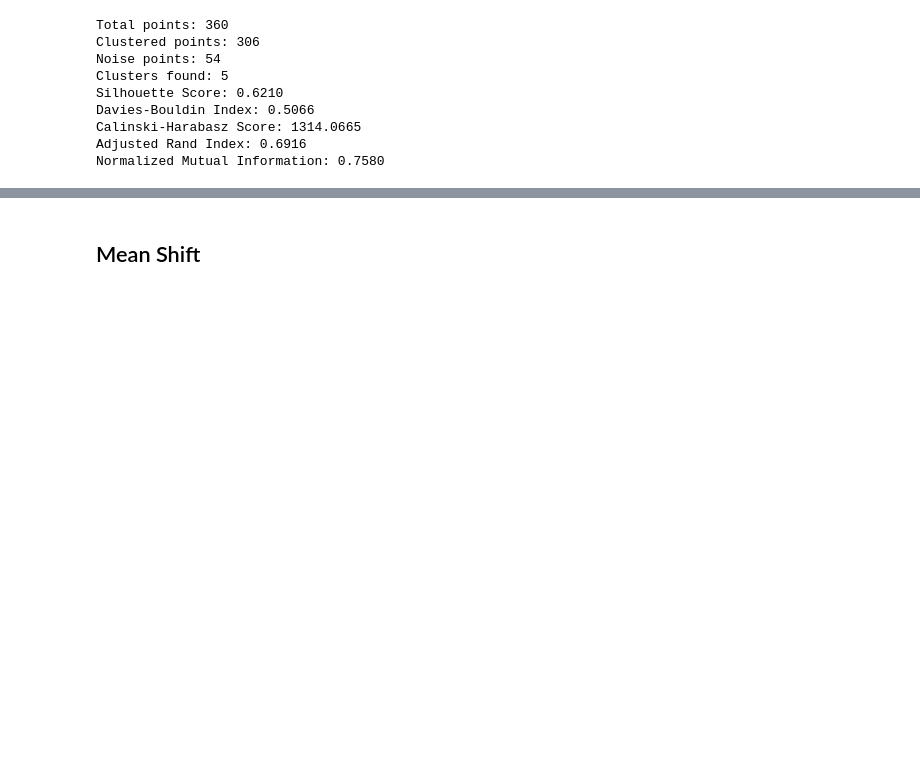
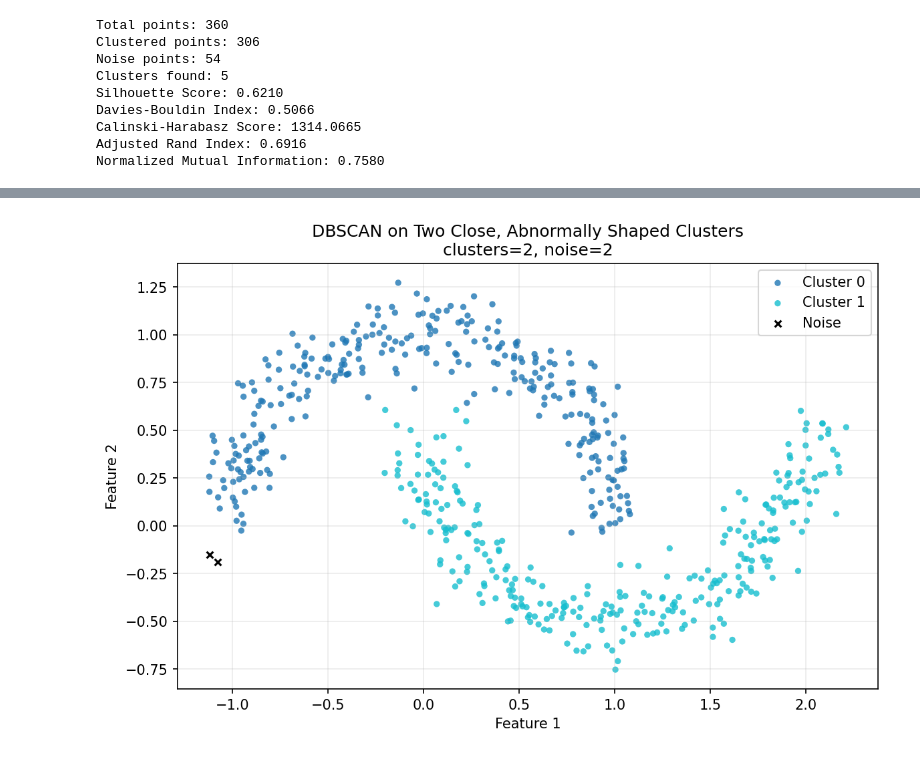
Before and after one commit to wumboingwumbos/ImageProcessing, a Jupyter notebook: Pattern_Rec_ECE5363/Project_5/Bartley_Hossain.ipynb, the cells around one changed output, grey strips where cells are left out. Cells and saved outputs as stored; diff of their text form; code cells hidden in the pictures; blank space fills up the shorter version.

```diff
--- a/Pattern_Rec_ECE5363/Project_5/Bartley_Hossain.ipynb
+++ b/Pattern_Rec_ECE5363/Project_5/Bartley_Hossain.ipynb
@@ -560,2 +271,50 @@ plt.show()
-# %% [markdown]
-## Mean Shift ##
+# %%
+import numpy as np
+import matplotlib.pyplot as plt
+from sklearn.datasets import make_moons
+from sklearn.cluster import DBSCAN
+
+# Two close, abnormally shaped clusters with light noise.
+X_two, y_two = make_moons(n_samples=600, noise = 0.10, random_state=42)
+
+
+
+model = DBSCAN(eps=0.18, min_samples=8)
+labels_dbscan = model.fit_predict(X_two)
+unique_labels = sorted(label for label in np.unique(labels_dbscan) if label != -1)
+palette = plt.cm.tab10(np.linspace(0, 1, max(len(unique_labels), 1)))
+
+fig, ax = plt.subplots(figsize=(8, 6), dpi=150)
+for idx, cluster_label in enumerate(unique_labels):
+    cluster_mask = labels_dbscan == cluster_label
+    ax.scatter(
+        X_two[cluster_mask, 0],
+        X_two[cluster_mask, 1],
+        s=20,
+        color=palette[idx % len(palette)],
+        alpha=0.8,
+        edgecolors='none',
+        label=f'Cluster {cluster_label}',
+    )
+
+noise_mask = labels_dbscan == -1
+if np.any(noise_mask):
+    ax.scatter(
+        X_two[noise_mask, 0],
+        X_two[noise_mask, 1],
+        s=22,
+        color='black',
+        marker='x',
+        label='Noise',
+    )
+
+ax.set_title(f"DBSCAN on Two Close, Abnormally Shaped Clusters\nclusters={len(unique_labels)}, noise={int(np.sum(noise_mask))}")
+ax.set_xlabel("Feature 1")
+ax.set_ylabel("Feature 2")
+ax.set_aspect('equal', adjustable='box')
+ax.grid(True, alpha=0.25)
+ax.legend(loc='best')
+plt.tight_layout()
+plt.show()
+# %% [output]
+[figure, added]
```
Also changed, not shown: parts of 14 cells of this notebook, 1 other file.
